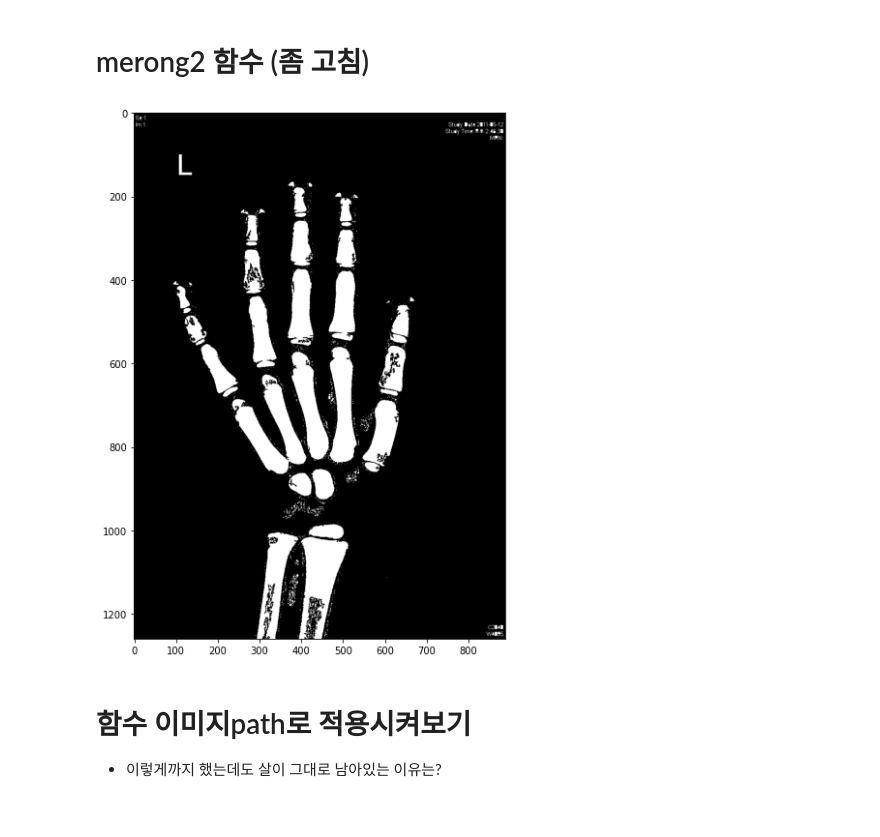
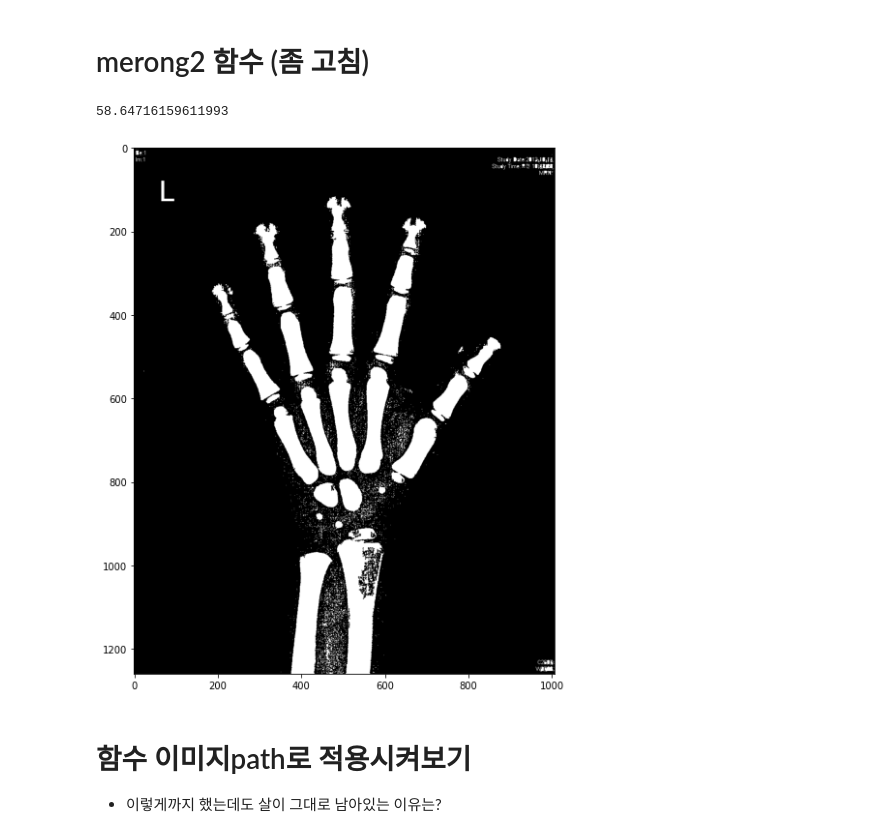
Before and after one commit to kikiru328/Bone_Detection, a Jupyter notebook: 승혜/img_preprocessing_def.ipynb, the cells around one changed output. Drawn from its saved outputs; the diff is of its cells as text; code cells hidden in the pictures.

```diff
--- a/승혜/img_preprocessing_def.ipynb
+++ b/승혜/img_preprocessing_def.ipynb
@@ -158,7 +166,7 @@ mask
 # merong2 함수 (좀 고침)
 # %%
 # 이미지 1개 img 적용
-img = cv2.imread('1_F.jpg',cv2.IMREAD_COLOR)
+img = cv2.imread('6_F.jpg',cv2.IMREAD_COLOR)
 # %%
 ## 메롱두번쨰
 # 이미지 전처리 함수 (img, 모폴로지값1, 2,3)
@@ -167,28 +175,32 @@ def merong(img,a,b,d,e):
   # img = cv2.imread('1_F_손목 - 복사본.jpg',cv2.IMREAD_COLOR)
   img1 = img.copy()
 
-  # 이미지 Lab
-  img1 = cv2.cvtColor(img1, cv2.COLOR_RGB2BGR)
-  img1 = cv2.cvtColor(img1, cv2.COLOR_BGR2Lab)
+  # dehazing (must be a color image)
+  img1 = image_dehazer.remove_haze(img1)		# Remove Haze
 
-  # 모폴리지
-  k = cv2.getStructuringElement(cv2.MORPH_CROSS, (a, a))
-  img1 = cv2.morphologyEx(img1, cv2.MORPH_TOPHAT, k) # 밝기 값이 크게 튀는 곳을 강조
 
-  # 필터
-  img1 = cv2.bilateralFilter(img1,-1, d, e)
+  # # 이미지 Lab
+  # img1 = cv2.cvtColor(img1, cv2.COLOR_RGB2BGR)
+  # img1 = cv2.cvtColor(img1, cv2.COLOR_BGR2Lab)
 
-  # Lab to gray for binary
-  img1 = cv2.cvtColor(img1, cv2.COLOR_Lab2BGR)
-  img1 = cv2.cvtColor(img1, cv2.COLOR_BGR2GRAY)
+  # # 모폴리지
+  # k = cv2.getStructuringElement(cv2.MORPH_CROSS, (a, a))
+  # img1 = cv2.morphologyEx(img1, cv2.MORPH_TOPHAT, k) # 밝기 값이 크게 튀는 곳을 강조
 
-  # # 정규화
-  # img1 = cv2.normalize(img1, None, 0, 255, cv2.NORM_MINMAX)
+  # # 필터
+  # img1 = cv2.bilateralFilter(img1,-1, d, e)
 
-  # # 평탄화 (Clahe)
-  # # img = cv2.equalizeHist(img)
-  # clahe = cv2.createCLAHE(clipLimit=1.0, tileGridSize=(3,3)) #CLAHE 생성
-  # img1= clahe.apply(img1)           #CLAHE 적용
+  # # Lab to gray for binary
+  # img1 = cv2.cvtColor(img1, cv2.COLOR_Lab2BGR)
+  # img1 = cv2.cvtColor(img1, cv2.COLOR_BGR2GRAY)
+
+  # 정규화
+  img1 = cv2.normalize(img1, None, 0, 255, cv2.NORM_MINMAX)
+
+  # 평탄화 (Clahe)
+  img1 = cv2.equalizeHist(img1)
+  clahe = cv2.createCLAHE(clipLimit=1.0, tileGridSize=(3,3)) #CLAHE 생성
+  img1= clahe.apply(img1)           #CLAHE 적용
 
 
   # binary
@@ -219,6 +231,7 @@ def merong(img,a,b,d,e):
 
   #### 강 조
   img2 = img.copy()
+  print(img.mean())
   # 모폴로지
   k2 = cv2.getStructuringElement(cv2.MORPH_CROSS,(b,b))
   img2 = cv2.morphologyEx(img2, cv2.MORPH_TOPHAT, k2)
@@ -234,35 +247,36 @@ def merong(img,a,b,d,e):
       low = img2.mean() * 2.3
       high = img2.mean() * 2.8
   else:
       low = img2.mean() * 2.3
       high = img2.mean() * 3
 
   img2 = contrast_roi(img2, low, high)
 
 
 
   # # 뼈강조하고 마스크랑 비트 연산
   # # 모폴로지
   # k2 = cv2.getStructuringElement(cv2.MORPH_CROSS, (c, c))
   # img = cv2.morphologyEx(img, cv2.MORPH_TOPHAT, k2)
 
 
   # 컨투어
   contours, hierarchy = cv2.findContours(img2, cv2.RETR_EXTERNAL, cv2.CHAIN_APPROX_SIMPLE)
   cv2.drawContours(img2, contours, -1, (255, 255, 255), -1)
 
   # 마스크랑 비트 연산 - 이미지랑 마스크 둘 다에서 흰색인 부분만 출력
   img2 = cv2.bitwise_and(img2, mask)
   # img = cv2.resize(img, (256, 256), interpolation=cv2.INTER_AREA)
   img2 = cv2.cvtColor(img2, cv2.COLOR_GRAY2BGR)
 
   plt.figure(figsize=(12,10))
   plt.imshow(img2,'gray')
   plt.show()
 
-merong(img,55,25,25,10)
+merong(img,55,60,50,25)
 # %% [output]
+58.64716159611993
-[figure, old version]
+[figure, new version]
 # %% [markdown]
 # 함수 이미지path로 적용시켜보기
 - 이렇게까지 했는데도 살이 그대로 남아있는 이유는?
```
Also changed, not shown: parts of 8 cells of this notebook.
